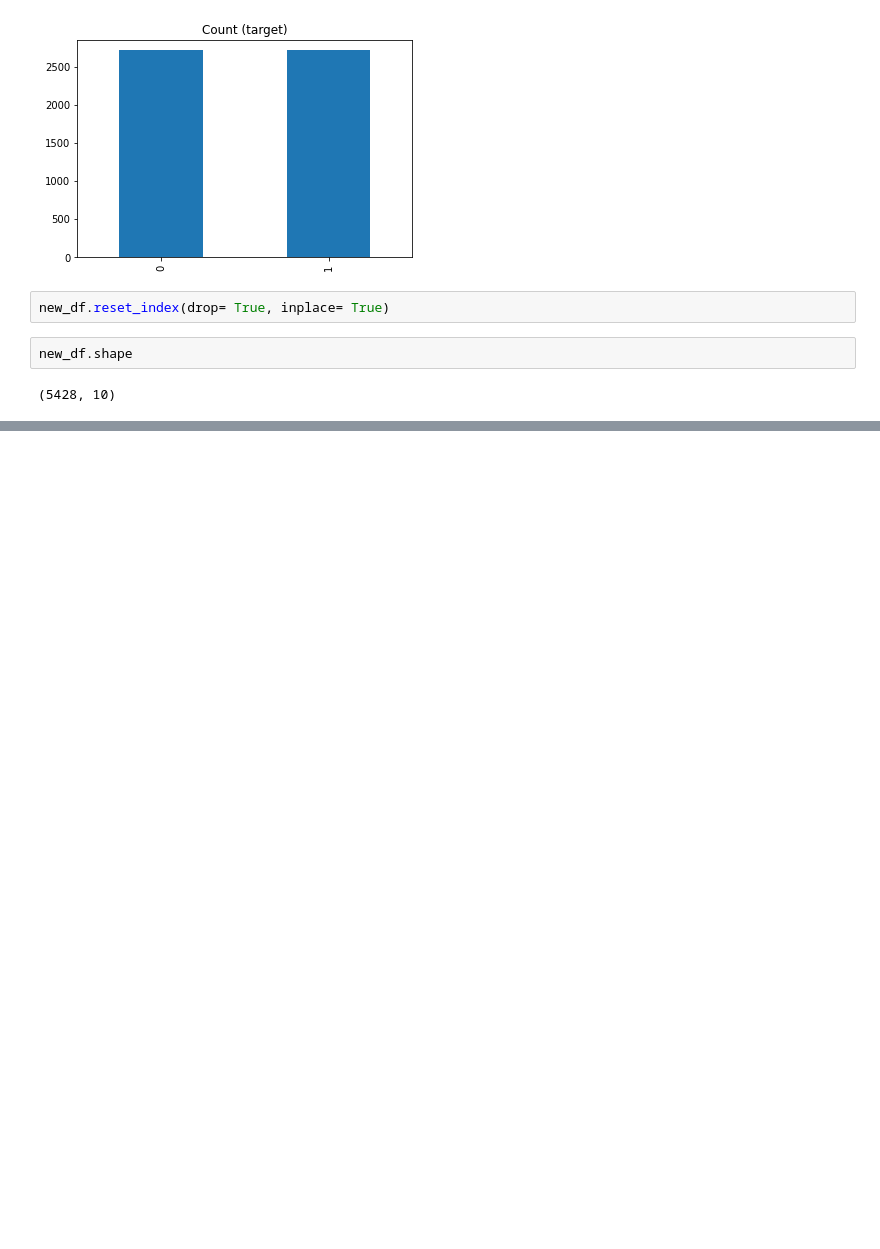
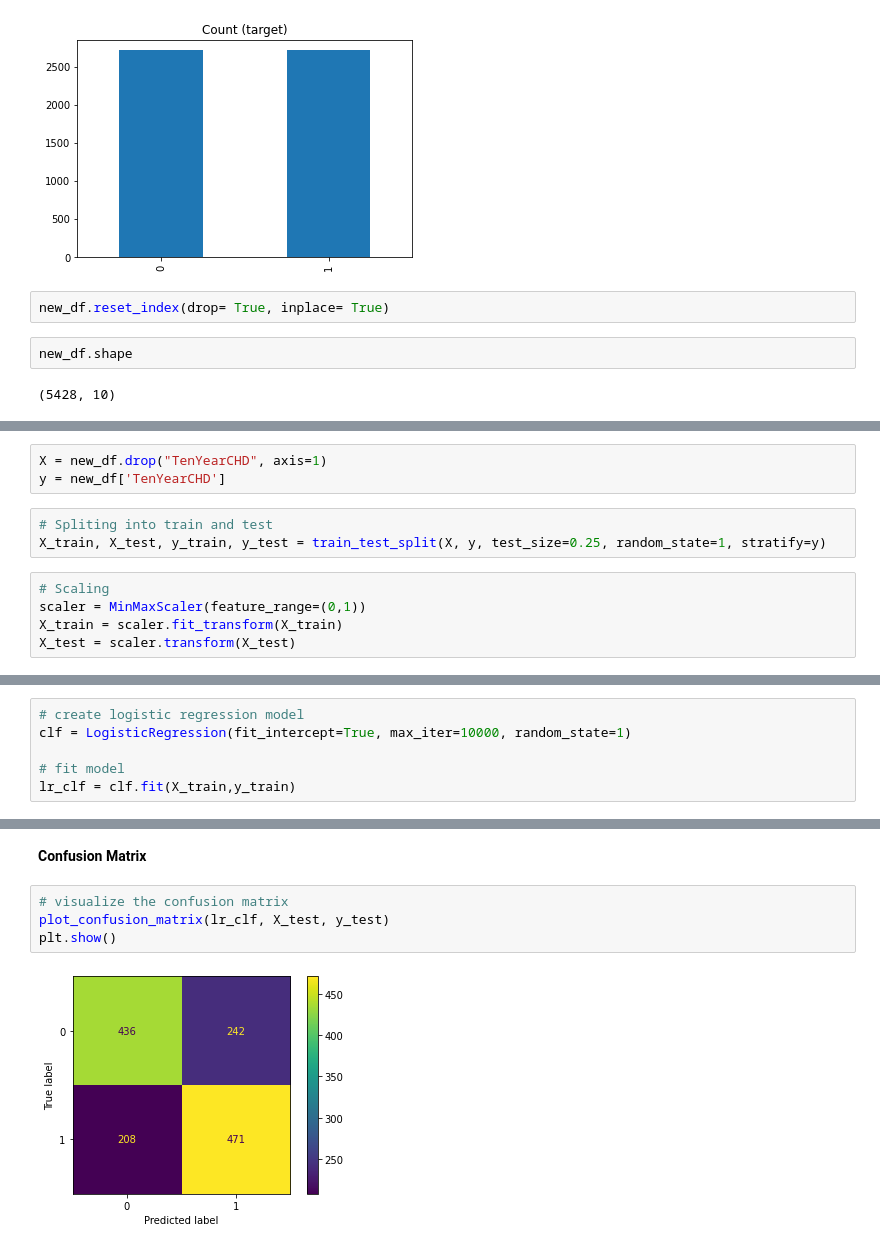
Before and after one commit to harishgawade1999/Cardiovascular-Risk-Prediction-, a Jupyter notebook: Harish_Cardiovascular_Risk_Prediction_Capstone_Project.ipynb, the cells around one changed output, grey strips where cells are left out. Cells and saved outputs as stored; diff of their text form; blank space fills up the shorter version.

```diff
--- a/Harish_Cardiovascular_Risk_Prediction_Capstone_Project.ipynb
+++ b/Harish_Cardiovascular_Risk_Prediction_Capstone_Project.ipynb
@@ -509,0 +515,11 @@ new_df.shape
+# %%
+X = new_df.drop("TenYearCHD", axis=1)
+y = new_df['TenYearCHD']
+# %%
+# Spliting into train and test
+X_train, X_test, y_train, y_test = train_test_split(X, y, test_size=0.25, random_state=1, stratify=y)
+# %%
+# Scaling
+scaler = MinMaxScaler(feature_range=(0,1))
+X_train = scaler.fit_transform(X_train)
+X_test = scaler.transform(X_test)
@@ -509,0 +607,6 @@ new_df.shape
+# %%
+# create logistic regression model
+clf = LogisticRegression(fit_intercept=True, max_iter=10000, random_state=1)
+
+# fit model
+lr_clf = clf.fit(X_train,y_train)
@@ -509,0 +636,8 @@ new_df.shape
+# %% [markdown]
+**Confusion Matrix**
+# %%
+# visualize the confusion matrix
+plot_confusion_matrix(lr_clf, X_test, y_test)
+plt.show()
+# %% [output]
+[figure, added]
```
Also changed, not shown: parts of 33 cells of this notebook.
